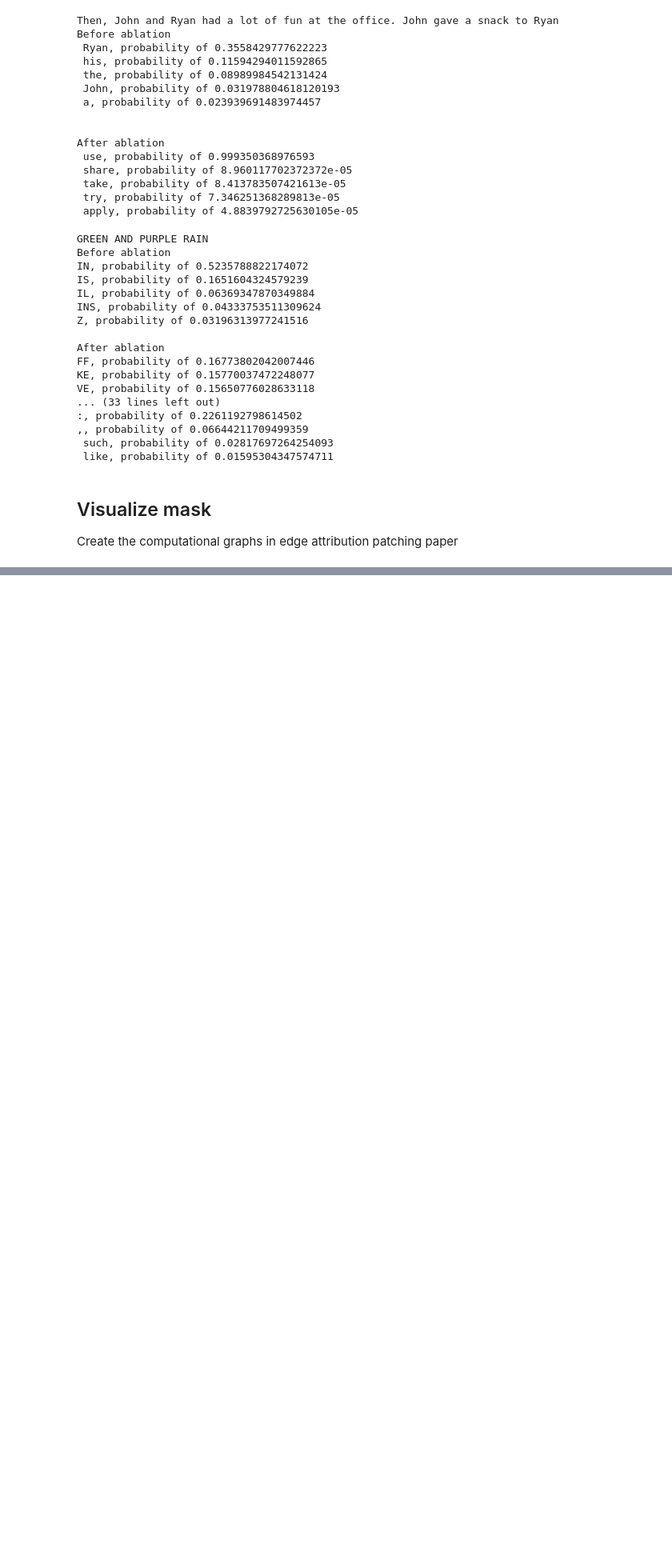
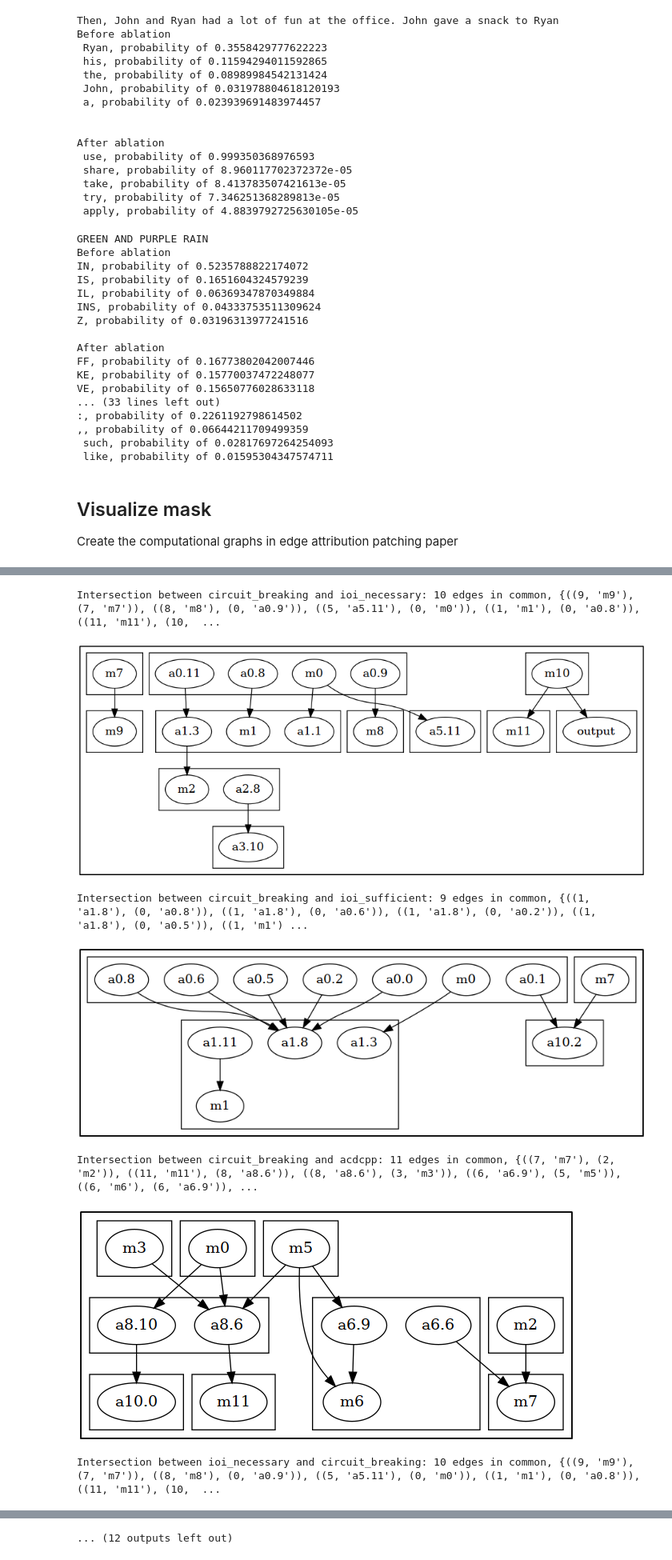
Before and after one commit to magikarp01/circuit-breaking, a Jupyter notebook: ioi/analyze_ioi_mask.ipynb, the cells around one changed output, grey strips where cells are left out. Shown at 80% size. Drawn from its saved outputs; the diff is of its cells as text; code cells hidden in the pictures; blank space fills up the shorter version.

```diff
--- a/ioi/analyze_ioi_mask.ipynb
+++ b/ioi/analyze_ioi_mask.ipynb
@@ -431,0 +472,6 @@ hierarchical_graph_image
+# %%
+# Get overlaps between all edges (regular edges, necessary, sufficient, acdcpp) (make a table with tabulate)
+edges_dict = {"circuit_breaking":edges, "ioi_necessary":alternative_necessary_edges, "ioi_sufficient":alternative_sufficient_edges, "acdcpp":acdcpp_edges}
+for edge_type in edges_dict:
+    for second_edge_type in edges_dict:
+        print(f"{edge_type} and {second_edge_type}: {len(edges_dict[edge_type].intersection(edges_dict[second_edge_type]))} edges in common")#, {edges_dict[edge_type].intersection(edges_dict[second_edge_type])}")
@@ -467,0 +533,22 @@ flipped_graph_image
+# %%
+# intersecting edges graph
+for edge_type in edges_dict:
+    for second_edge_type in edges_dict:
+        if edge_type == second_edge_type:
+            continue
+        # make a graph with just the intersecting edges, title it with the two edge types
+        print(f"Intersection between {edge_type} and {second_edge_type}: {len(edges_dict[edge_type].intersection(edges_dict[second_edge_type]))} edges in common, {edges_dict[edge_type].intersection(edges_dict[second_edge_type])}")
+
+        intersecting_edges_graph = create_aligned_graph(all_possible_nodes, edges_dict[edge_type].intersection(edges_dict[second_edge_type]))
+        display(intersecting_edges_graph)
+        # intersecting_edges_graph.render(f"intersecting_edges_graph_{edge_type}_{second_edge_type}", format="png", cleanup=True)
+# intersecting_edges_graph = create_aligned_graph(all_possible_nodes, edges.intersection(acdcpp_edges))
+# intersecting_edges_graph
+# %% [output]
+Intersection between circuit_breaking and ioi_necessary: 10 edges in common, {((9, 'm9'), (7, 'm7')), ((8, 'm8'), (0, 'a0.9')), ((5, 'a5.11'), (0, 'm0')), ((1, 'm1'), (0, 'a0.8')), ((11, 'm11'), (10,  ...
+[figure, added]
+Intersection between circuit_breaking and ioi_sufficient: 9 edges in common, {((1, 'a1.8'), (0, 'a0.8')), ((1, 'a1.8'), (0, 'a0.6')), ((1, 'a1.8'), (0, 'a0.2')), ((1, 'a1.8'), (0, 'a0.5')), ((1, 'm1') ...
+[figure, added]
+Intersection between circuit_breaking and acdcpp: 11 edges in common, {((7, 'm7'), (2, 'm2')), ((11, 'm11'), (8, 'a8.6')), ((8, 'a8.6'), (3, 'm3')), ((6, 'a6.9'), (5, 'm5')), ((6, 'm6'), (6, 'a6.9')), ...
+[figure, added]
+Intersection between ioi_necessary and circuit_breaking: 10 edges in common, {((9, 'm9'), (7, 'm7')), ((8, 'm8'), (0, 'a0.9')), ((5, 'a5.11'), (0, 'm0')), ((1, 'm1'), (0, 'a0.8')), ((11, 'm11'), (10,  ...
@@ -467,0 +560 @@ flipped_graph_image
+... (12 outputs left out)
```
Also changed, not shown: parts of 19 cells of this notebook, 5 other files.
